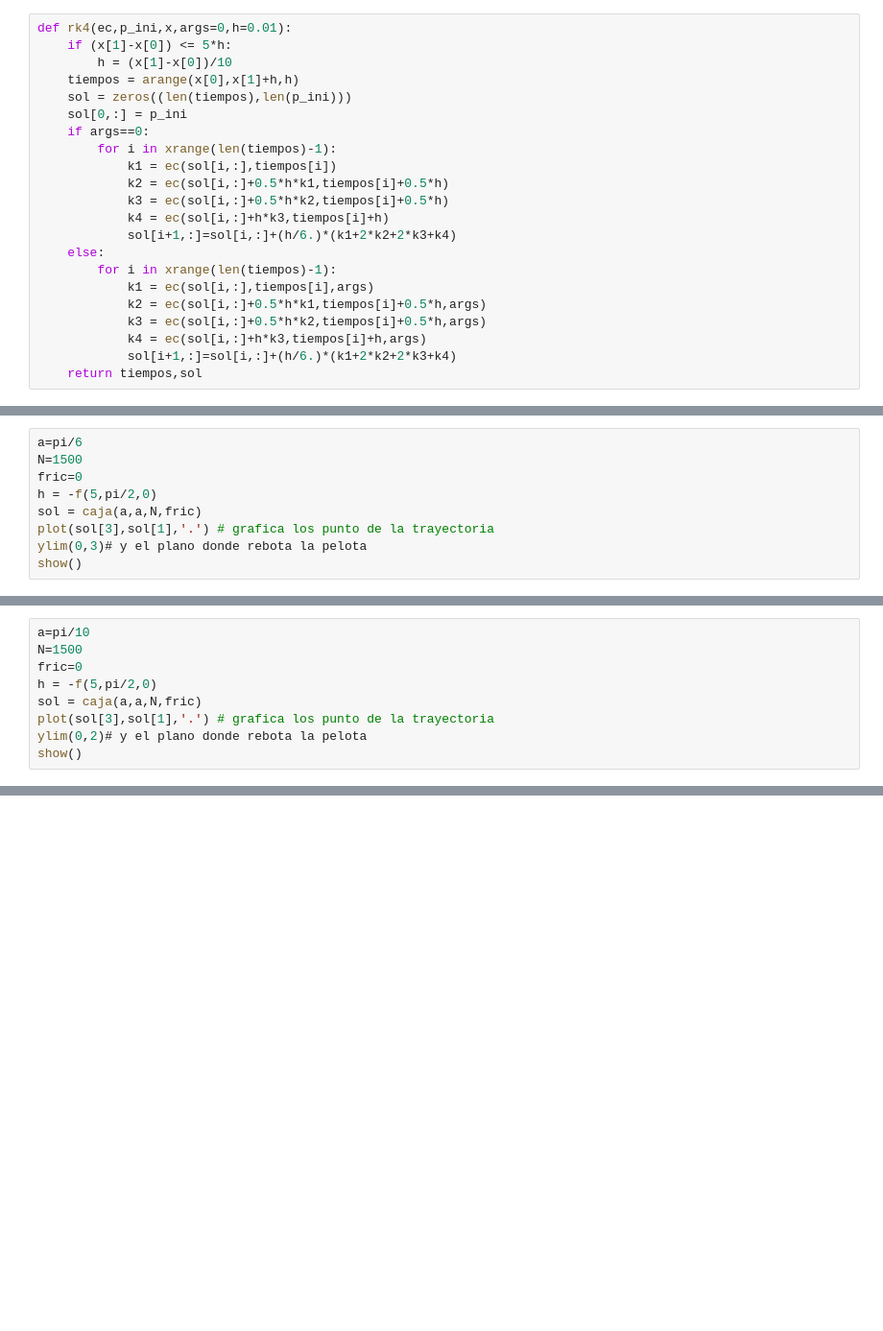
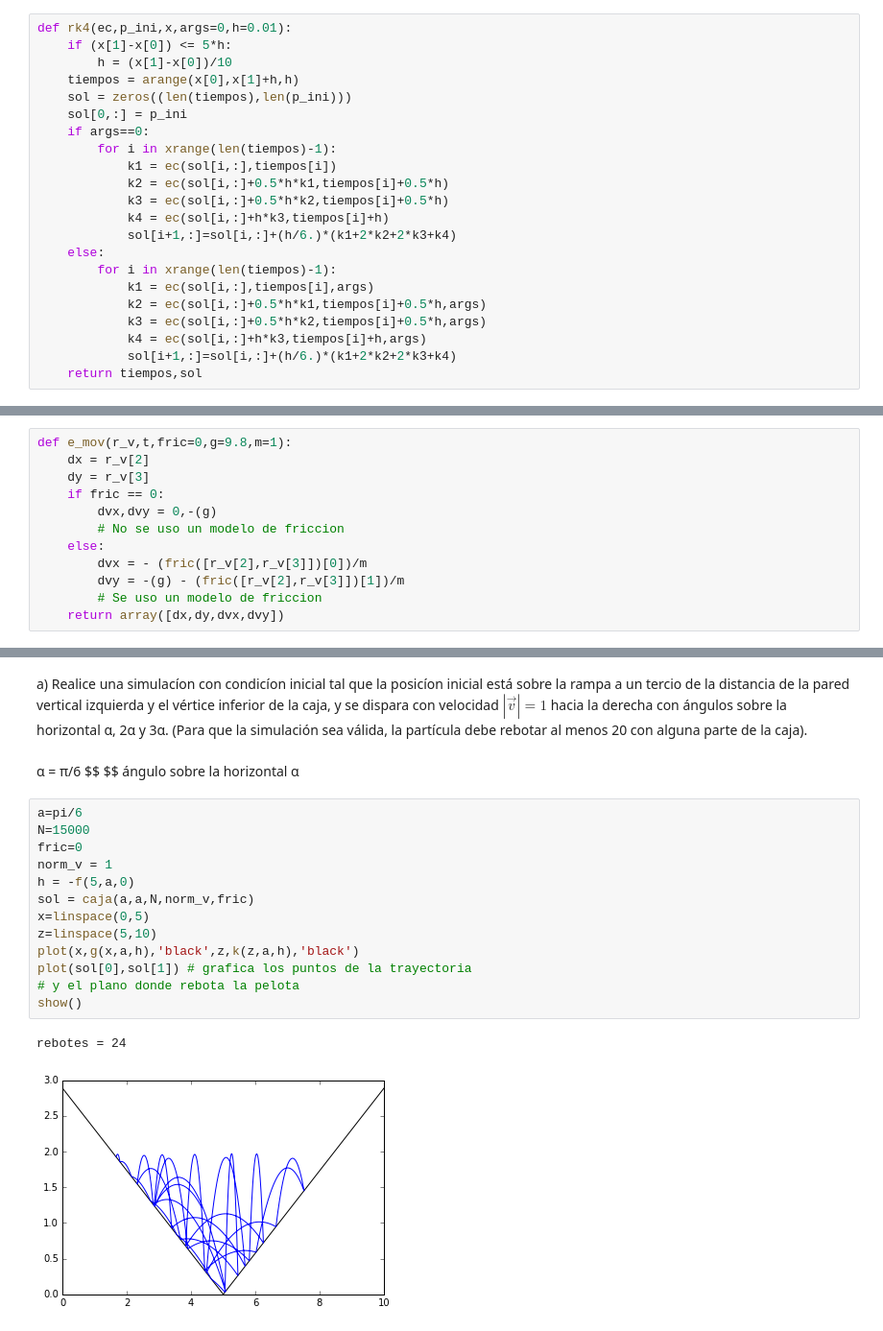
Before and after one commit to hugosl/Examen_1, a Jupyter notebook: Examen1.3.ipynb, the cells around one changed output, grey strips where cells are left out. Shown at 96% size. Saved outputs shown, nothing was run; the diff lists cells and outputs as text; blank space fills up the shorter version.

```diff
--- a/Examen1.3.ipynb
+++ b/Examen1.3.ipynb
@@ -549,9 +27,0 @@ rebotes = 1352
-# %%
-a=pi/6
-N=1500
-fric=0
-h = -f(5,pi/2,0)
-sol = caja(a,a,N,fric)
-plot(sol[3],sol[1],'.') # grafica los punto de la trayectoria
-ylim(0,3)# y el plano donde rebota la pelota
-show()
@@ -561,9 +27,0 @@ rebotes = 25
-# %%
-a=pi/10
-N=1500
-fric=0
-h = -f(5,pi/2,0)
-sol = caja(a,a,N,fric)
-plot(sol[3],sol[1],'.') # grafica los punto de la trayectoria
-ylim(0,2)# y el plano donde rebota la pelota
-show()
@@ -572,0 +34,12 @@ rebotes = 1352
+# %%
+def e_mov(r_v,t,fric=0,g=9.8,m=1):
+    dx = r_v[2]
+    dy = r_v[3]
+    if fric == 0:
+        dvx,dvy = 0,-(g)
+        # No se uso un modelo de friccion
+    else:
+        dvx = - (fric([r_v[2],r_v[3]])[0])/m
+        dvy = -(g) - (fric([r_v[2],r_v[3]])[1])/m
+        # Se uso un modelo de friccion
+    return array([dx,dy,dvx,dvy])
@@ -572,0 +194,23 @@ rebotes = 1352
+# %% [markdown]
+a) Realice una simulacíon con condicíon inicial tal que la posicíon inicial está sobre la rampa a un
+tercio de la distancia de la pared vertical izquierda y el vértice inferior de la caja, y se dispara
+con velocidad $ |\vec v| = 1 $ hacia la derecha con ángulos sobre la horizontal α, 2α y 3α. (Para que la
+simulación sea válida, la partícula debe rebotar al menos 20 con alguna parte de la caja).
+# %% [markdown]
+α = π/6 $$ $$
+ángulo sobre la horizontal α
+# %%
+a=pi/6
+N=15000
+fric=0
+norm_v = 1
+h = -f(5,a,0)
+sol = caja(a,a,N,norm_v,fric)
+x=linspace(0,5)
+z=linspace(5,10)
+plot(x,g(x,a,h),'black',z,k(z,a,h),'black')
+plot(sol[0],sol[1]) # grafica los puntos de la trayectoria                                                        # y el plano donde rebota la pelota
+show()
+# %% [output]
+rebotes = 24
+[figure, added]
```
Also changed, not shown: parts of 147 cells of this notebook.
